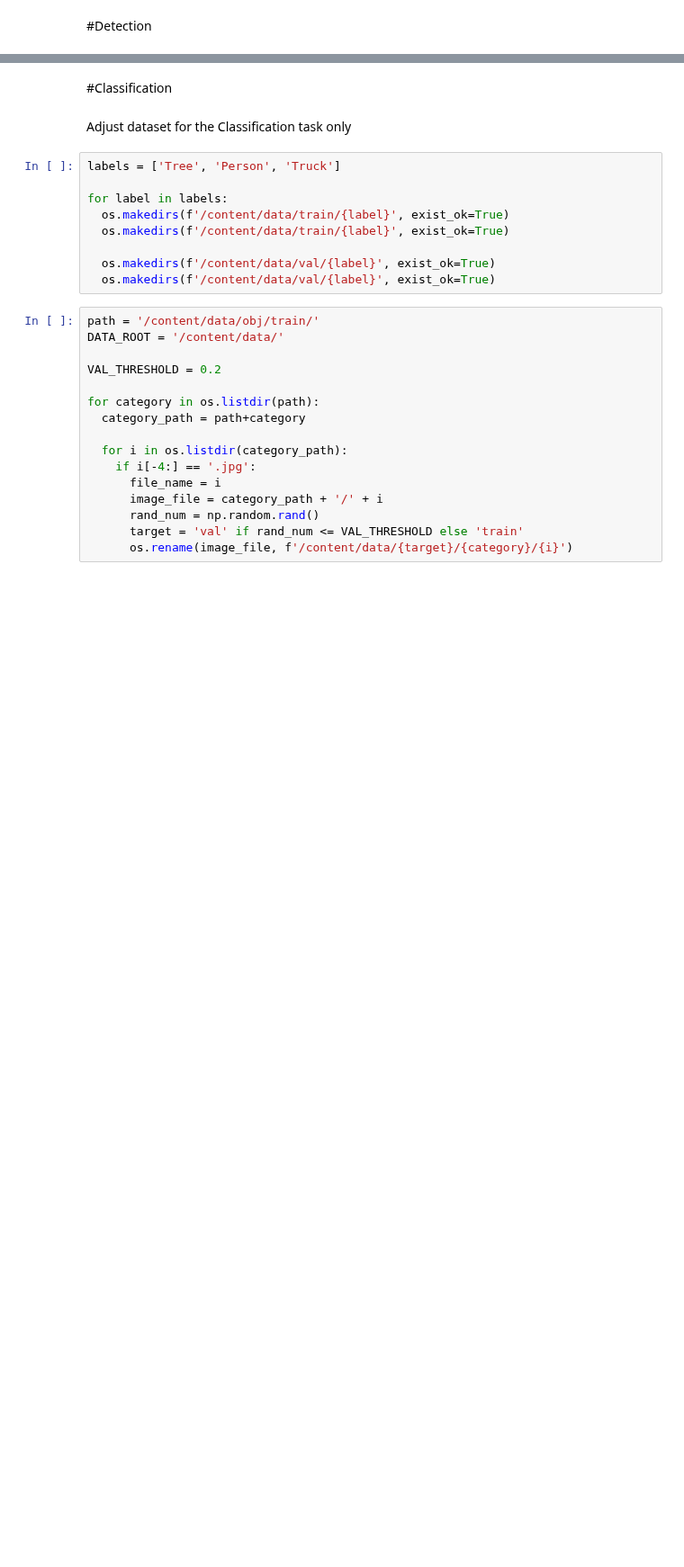
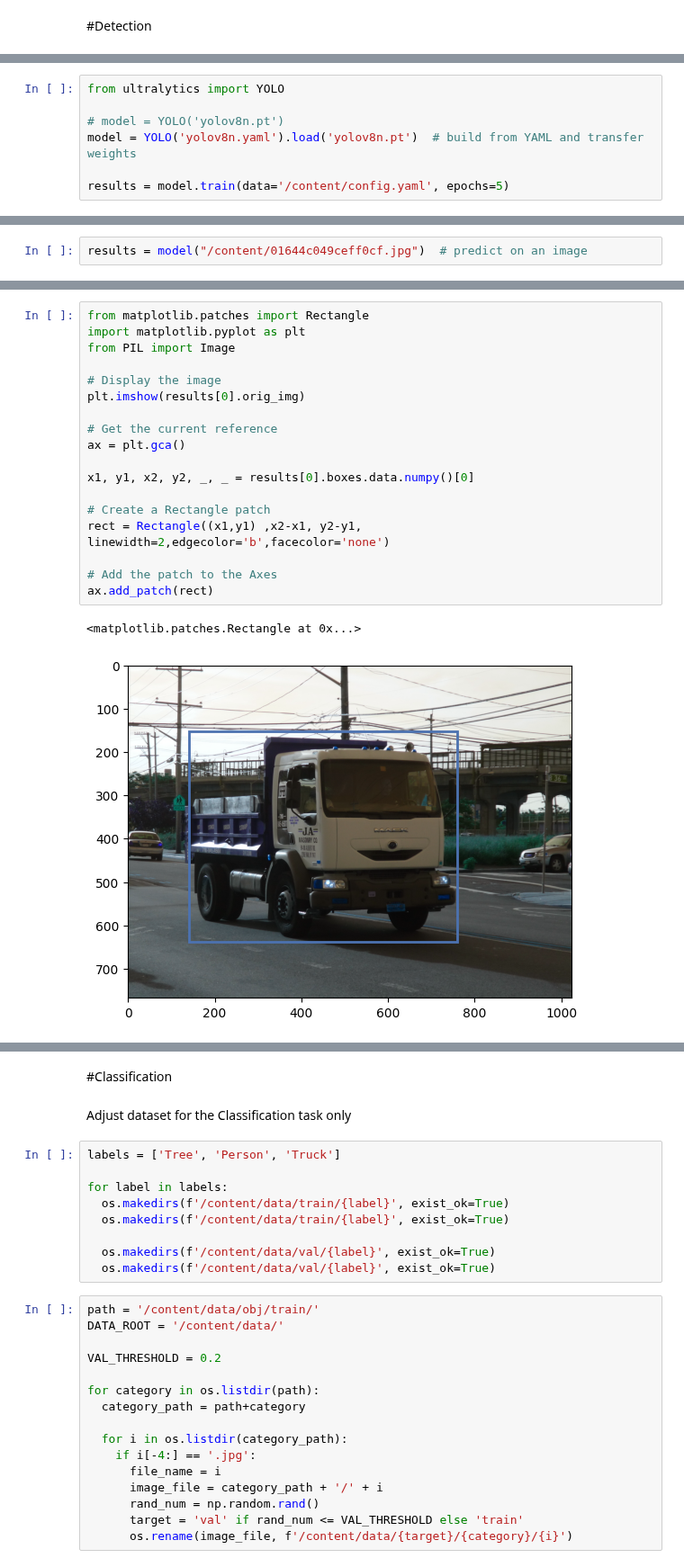
Before and after one commit to mralamdari/YOLO, a Jupyter notebook: Yolo_v8.ipynb, the cells around one changed output, grey strips where cells are left out. Shown at 90% size. Drawn from its saved outputs; the diff is of its cells as text; blank space fills up the shorter version.

```diff
--- a/Yolo_v8.ipynb
+++ b/Yolo_v8.ipynb
@@ -166,0 +81,7 @@ Overriding model.yaml nc=80 with nc=3
+# %%
+from ultralytics import YOLO
+
+# model = YOLO('yolov8n.pt')
+model = YOLO('yolov8n.yaml').load('yolov8n.pt')  # build from YAML and transfer weights
+
+results = model.train(data='/content/config.yaml', epochs=5)
@@ -176,0 +120,2 @@ Results saved to runs/detect/val2
+# %%
+results = model("/content/01644c049ceff0cf.jpg")  # predict on an image
@@ -176,0 +147,21 @@ Results saved to runs/detect/val2
+# %%
+from matplotlib.patches import Rectangle
+import matplotlib.pyplot as plt
+from PIL import Image
+
+# Display the image
+plt.imshow(results[0].orig_img)
+
+# Get the current reference
+ax = plt.gca()
+
+x1, y1, x2, y2, _, _ = results[0].boxes.data.numpy()[0]
+
+# Create a Rectangle patch
+rect = Rectangle((x1,y1) ,x2-x1, y2-y1, linewidth=2,edgecolor='b',facecolor='none')
+
+# Add the patch to the Axes
+ax.add_patch(rect)
+# %% [output]
+<matplotlib.patches.Rectangle at 0x...>
+[figure, added]
```
Also changed, not shown: parts of 22 cells of this notebook.
